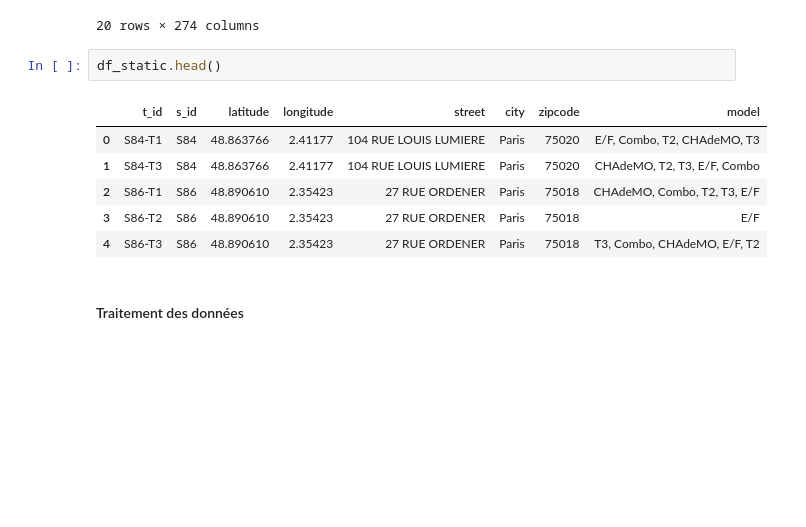
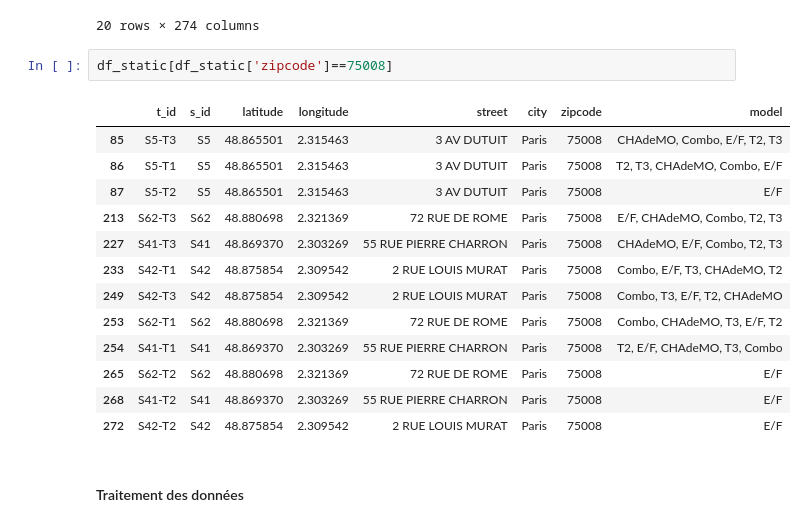
Before and after one commit to dantruski/Projet-Python-DS-Belib, a Jupyter notebook: main.ipynb, the cells around one changed output. Saved outputs shown, nothing was run; the diff lists cells and outputs as text; blank space fills up the shorter version.

```diff
--- a/main.ipynb
+++ b/main.ipynb
@@ -62,15 +62,22 @@ df_real_time.head(20)
 | 18 | 2019-11-25 04:30:00+00:00 | Down | Down | Available | Down | Down | Offline | Offline | Offline | Available | ... | ... |
 | 19 | 2019-11-25 04:45:00+00:00 | Down | Down | Available | Down | Down | Offline | Offline | Offline | Available | ... | ... |
 20 rows × 274 columns
-# %%
-df_static.head()
-# %% [output]
-|  | t_id | s_id | latitude | longitude | street | city | zipcode | model |
-| 0 | S84-T1 | S84 | 48.863766 | 2.41177 | 104 RUE LOUIS LUMIERE | Paris | 75020 | E/F, Combo, T2, CHAdeMO, T3 |
-| 1 | S84-T3 | S84 | 48.863766 | 2.41177 | 104 RUE LOUIS LUMIERE | Paris | 75020 | CHAdeMO, T2, T3, E/F, Combo |
-| 2 | S86-T1 | S86 | 48.890610 | 2.35423 | 27 RUE ORDENER | Paris | 75018 | CHAdeMO, Combo, T2, T3, E/F |
-| 3 | S86-T2 | S86 | 48.890610 | 2.35423 | 27 RUE ORDENER | Paris | 75018 | E/F |
-| 4 | S86-T3 | S86 | 48.890610 | 2.35423 | 27 RUE ORDENER | Paris | 75018 | T3, Combo, CHAdeMO, E/F, T2 |
+# %%
+df_static[df_static['zipcode']==75008]
+# %% [output]
+|  | t_id | s_id | latitude | longitude | street | city | zipcode | model |
+| 85 | S5-T3 | S5 | 48.865501 | 2.315463 | 3 AV DUTUIT | Paris | 75008 | CHAdeMO, Combo, E/F, T2, T3 |
+| 86 | S5-T1 | S5 | 48.865501 | 2.315463 | 3 AV DUTUIT | Paris | 75008 | T2, T3, CHAdeMO, Combo, E/F |
+| 87 | S5-T2 | S5 | 48.865501 | 2.315463 | 3 AV DUTUIT | Paris | 75008 | E/F |
+| 213 | S62-T3 | S62 | 48.880698 | 2.321369 | 72 RUE DE ROME | Paris | 75008 | E/F, CHAdeMO, Combo, T2, T3 |
+| 227 | S41-T3 | S41 | 48.869370 | 2.303269 | 55 RUE PIERRE CHARRON | Paris | 75008 | CHAdeMO, E/F, Combo, T2, T3 |
+| 233 | S42-T1 | S42 | 48.875854 | 2.309542 | 2 RUE LOUIS MURAT | Paris | 75008 | Combo, E/F, T3, CHAdeMO, T2 |
+| 249 | S42-T3 | S42 | 48.875854 | 2.309542 | 2 RUE LOUIS MURAT | Paris | 75008 | Combo, T3, E/F, T2, CHAdeMO |
+| 253 | S62-T1 | S62 | 48.880698 | 2.321369 | 72 RUE DE ROME | Paris | 75008 | Combo, CHAdeMO, T3, E/F, T2 |
+| 254 | S41-T1 | S41 | 48.869370 | 2.303269 | 55 RUE PIERRE CHARRON | Paris | 75008 | T2, E/F, CHAdeMO, T3, Combo |
+| 265 | S62-T2 | S62 | 48.880698 | 2.321369 | 72 RUE DE ROME | Paris | 75008 | E/F |
+| 268 | S41-T2 | S41 | 48.869370 | 2.303269 | 55 RUE PIERRE CHARRON | Paris | 75008 | E/F |
+| 272 | S42-T2 | S42 | 48.875854 | 2.309542 | 2 RUE LOUIS MURAT | Paris | 75008 | E/F |
 # %% [markdown]
 #### Traitement des données
 # %% [markdown]
```
Also changed, not shown: parts of 8 cells of this notebook.
